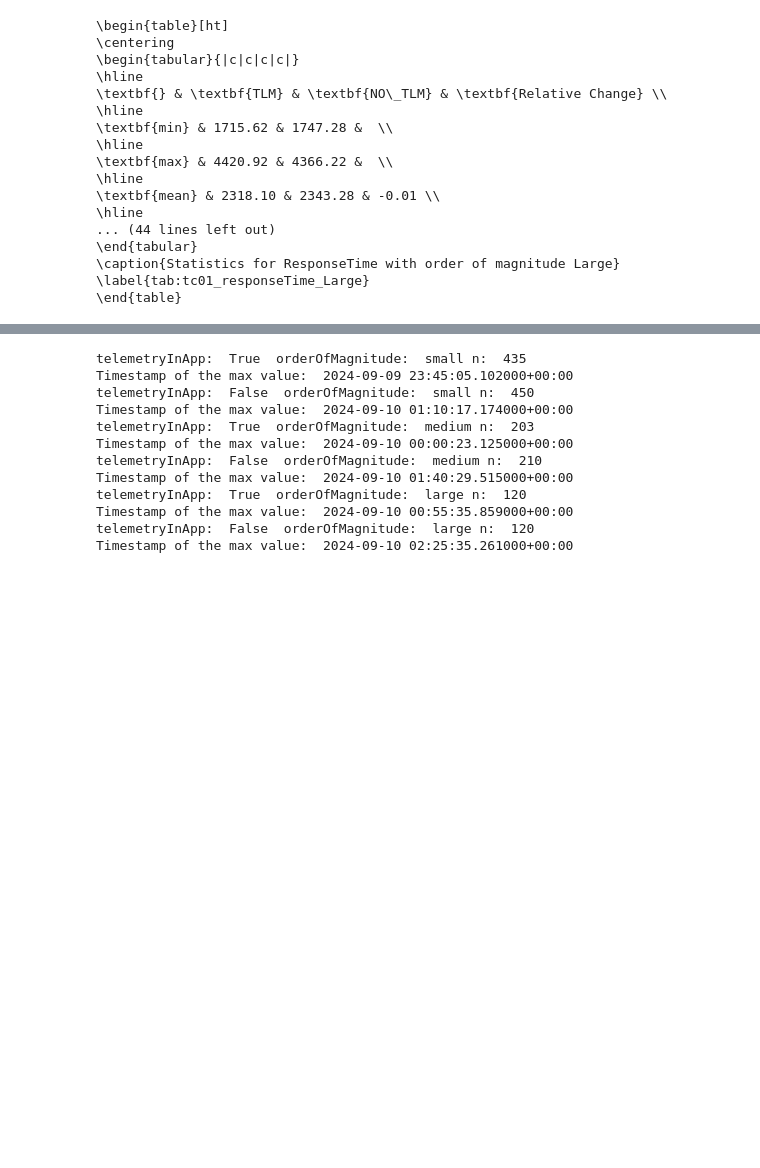
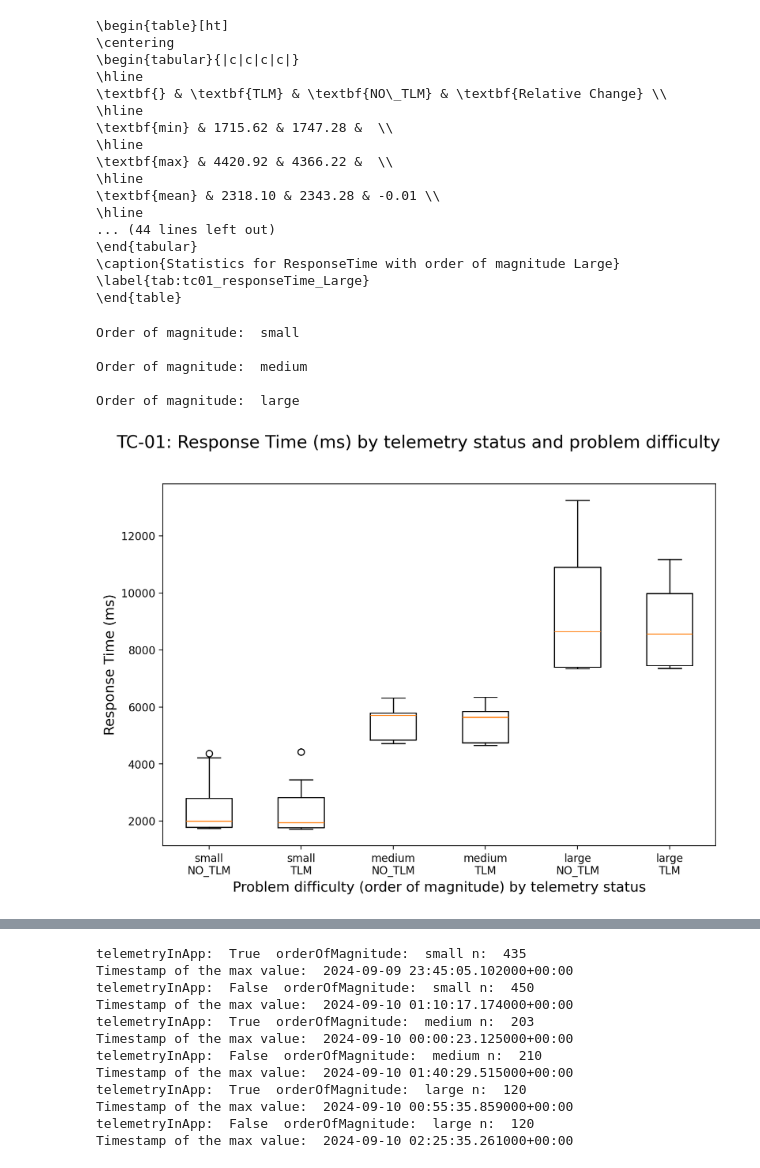
Before and after one commit to motero2k/oas-telemetry-tester, a Jupyter notebook: sandbox/resultsManager/initialTestcases.ipynb, the cells around one changed output, grey strips where cells are left out. Drawn from its saved outputs; the diff is of its cells as text; code cells hidden in the pictures; blank space fills up the shorter version.

Commit message:
feat: new plots

```diff
--- a/sandbox/resultsManager/initialTestcases.ipynb
+++ b/sandbox/resultsManager/initialTestcases.ipynb
@@ -389,9 +389,16 @@ def tc01_boxplot(tc01_data, columns, columns_names):
         # Show the plot
         plt.show()
 # %%
-# columns = ["responseTime"]#, "used_heap_size_after"]
-# columns_names = ["Response Time (ms)"]#, "Used Memory (MB)"]
-# tc01_boxplot(tc01_data, columns, columns_names)
+columns = ["responseTime"]#, "used_heap_size_after"]
+columns_names = ["Response Time (ms)"]#, "Used Memory (MB)"]
+tc01_boxplot(tc01_data, columns, columns_names)
 
 # will use table
+# %% [output]
+Order of magnitude:  small
+
+Order of magnitude:  medium
+
+Order of magnitude:  large
+[figure, added]
 # %%
```
Also changed, not shown: parts of 5 cells of this notebook, 8 other files.
